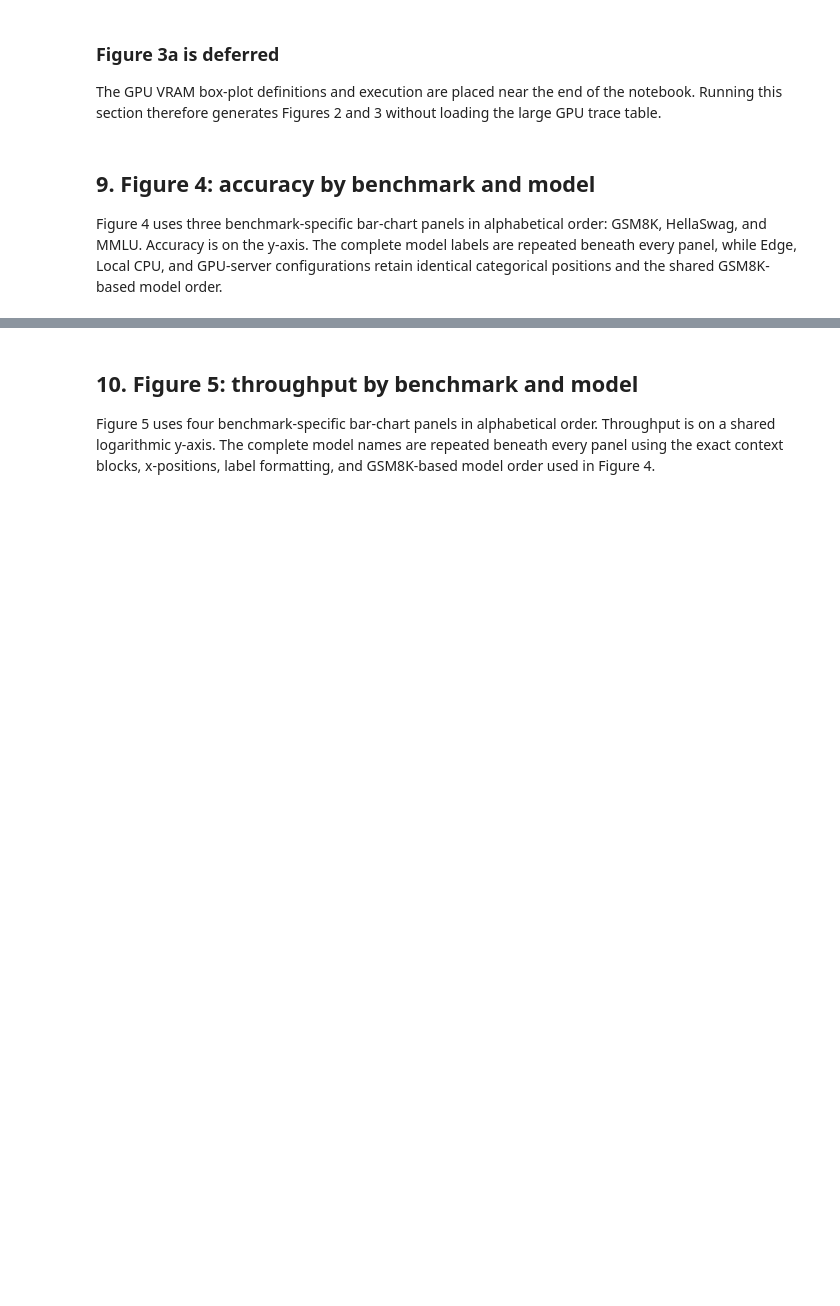
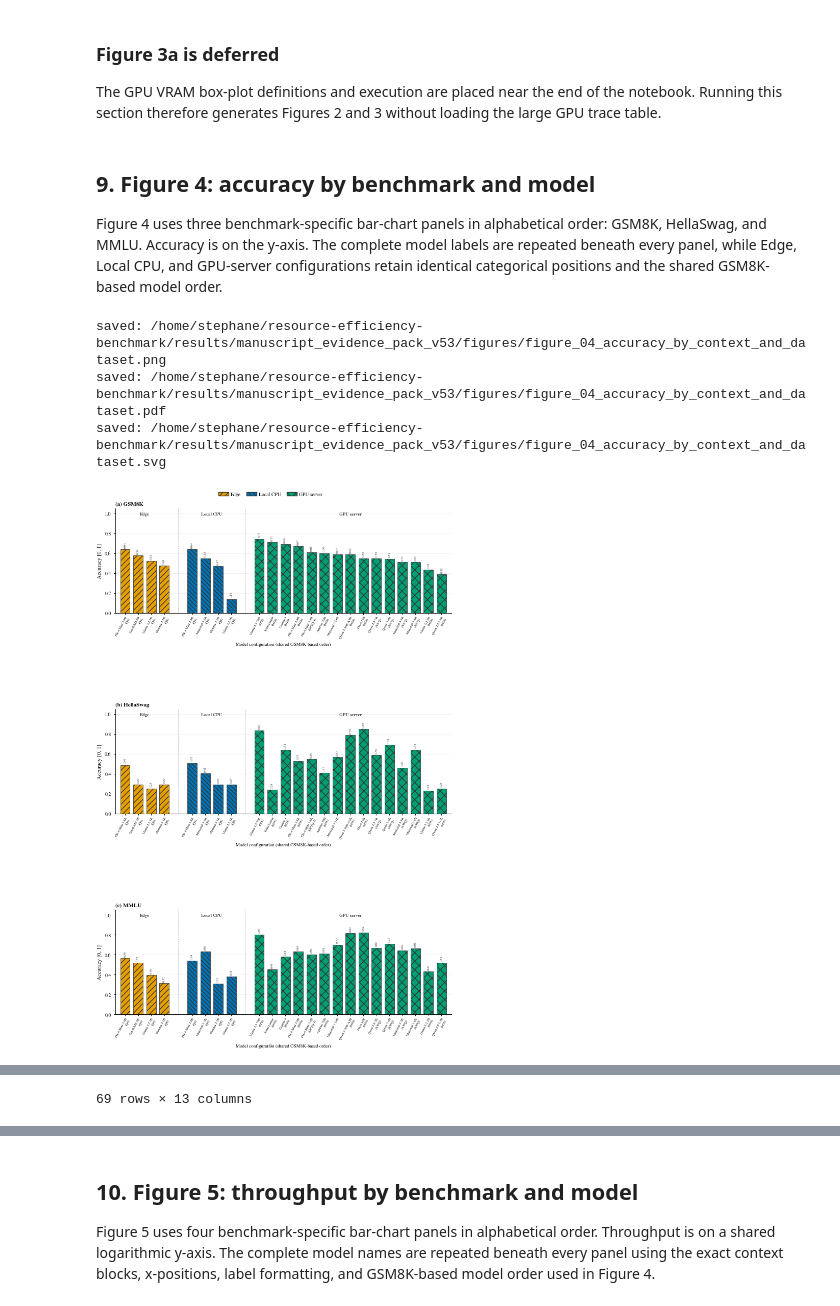
Before and after one commit to pameladelgado/TB-2026-SLM-benchmarking, a Jupyter notebook: notebooks/06_visualization_supporting_deltas_pareto_v53_split_gpu_energy_scales.ipynb, the cells around one changed output, grey strips where cells are left out. Drawn from its saved outputs; the diff is of its cells as text; code cells hidden in the pictures; blank space fills up the shorter version.

```diff
--- a/notebooks/06_visualization_supporting_deltas_pareto_v53_split_gpu_energy_scales.ipynb
+++ b/notebooks/06_visualization_supporting_deltas_pareto_v53_split_gpu_energy_scales.ipynb
@@ -3671,11 +3791,11 @@ fig.text(
     0.5,
     0.012,
     (
-        "Each panel isolates one scored benchmark. Accuracy is shown on "
-        "the y-axis; model labels are repeated beneath every panel. "
-        "Edge, Local CPU, and GPU-server configurations use the same "
-        "categorical positions and GSM8K-based order as Figures 2, 3, "
-        "and 5."
+ #       "Each panel isolates one scored benchmark. Accuracy is shown on "
+ #       "the y-axis; model labels are repeated beneath every panel. "
+ #       "Edge, Local CPU, and GPU-server configurations use the same "
+ #       "categorical positions and GSM8K-based order as Figures 2, 3, "
+ #       "and 5."
     ),
     ha="center",
     va="bottom",
@@ -3767,30 +3887,35 @@ figure_4_export_schema = pd.DataFrame([
             "shared GSM8K-based model order"
         ),
         "visual_mapping": (
             "x=model configuration in context blocks with labels "
             "repeated on every panel; y=accuracy; bar fill/hatch=context"
         ),
     },
     {
         "export_file": "figure_04_accuracy_by_benchmark_wide.csv",
         "format": "wide",
         "one_row_per": "context × model",
         "ordering": (
             "context order and shared GSM8K-based model order; "
             "columns GSM8K, HellaSwag, MMLU"
         ),
         "visual_mapping": "one accuracy column per benchmark panel",
     },
 ])
 figure_4_export_schema.to_csv(
     CHECK_DIR / "figure_04_export_schema.csv",
     index=False,
 )
 
 save_figure(
     fig,
     "figure_04_accuracy_by_context_and_dataset",
 )
 
 display(figure_4_export_long)
 display(figure_4_export_wide)
+# %% [output]
+saved: /home/stephane/resource-efficiency-benchmark/results/manuscript_evidence_pack_v53/figures/figure_04_accuracy_by_context_and_dataset.png
+saved: /home/stephane/resource-efficiency-benchmark/results/manuscript_evidence_pack_v53/figures/figure_04_accuracy_by_context_and_dataset.pdf
+saved: /home/stephane/resource-efficiency-benchmark/results/manuscript_evidence_pack_v53/figures/figure_04_accuracy_by_context_and_dataset.svg
+[figure, added]
@@ -3796,0 +3934 @@ display(figure_4_export_wide)
+69 rows × 13 columns
```
Also changed, not shown: parts of 16 cells of this notebook.
